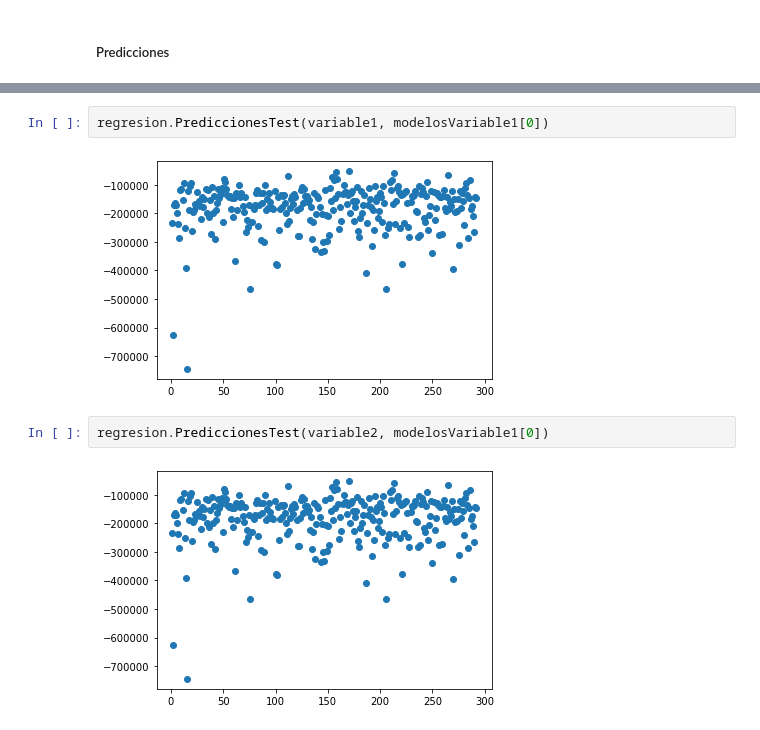
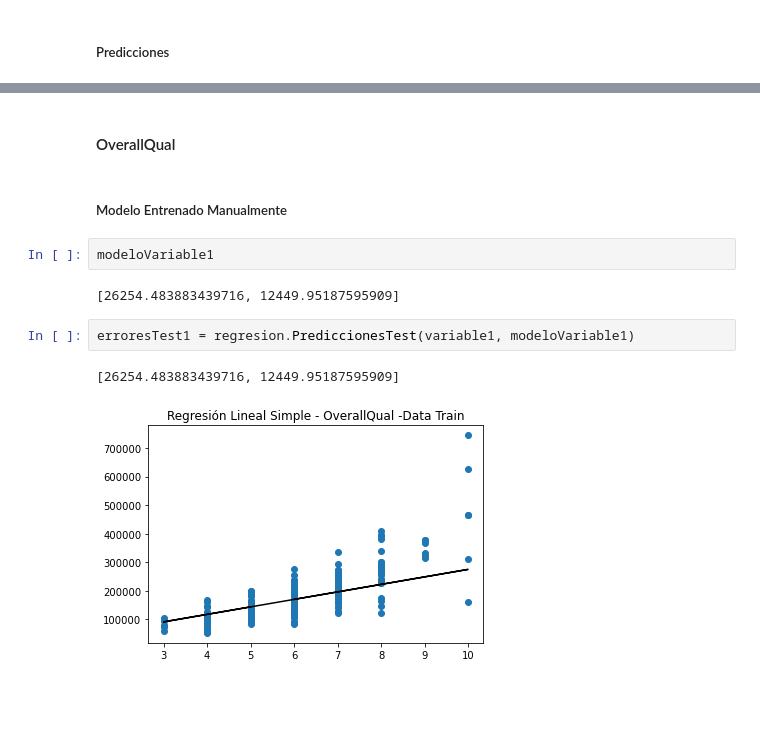
Before and after one commit to duartefrancisco/SLI-Proyecto1, a Jupyter notebook: Proyecto.ipynb, the cells around one changed output, grey strips where cells are left out. Cells and saved outputs as stored; diff of their text form; blank space fills up the shorter version.

```diff
--- a/Proyecto.ipynb
+++ b/Proyecto.ipynb
@@ -238,8 +256,13 @@ Predicicón Modelo Sklearn
-# %%
-regresion.PrediccionesTest(variable1, modelosVariable1[0])
-# %% [output]
-[figure, removed]
-# %%
-regresion.PrediccionesTest(variable2, modelosVariable1[0])
-# %% [output]
-[figure, removed]
+# %% [markdown]
+#### OverallQual
+# %% [markdown]
+##### Modelo Entrenado Manualmente
+# %%
+modeloVariable1
+# %% [output]
+[26254.483883439716, 12449.95187595909]
+# %%
+erroresTest1 = regresion.PrediccionesTest(variable1, modeloVariable1)
+# %% [output]
+[26254.483883439716, 12449.95187595909]
+[figure, added]
```
Also changed, not shown: parts of 28 cells of this notebook.
